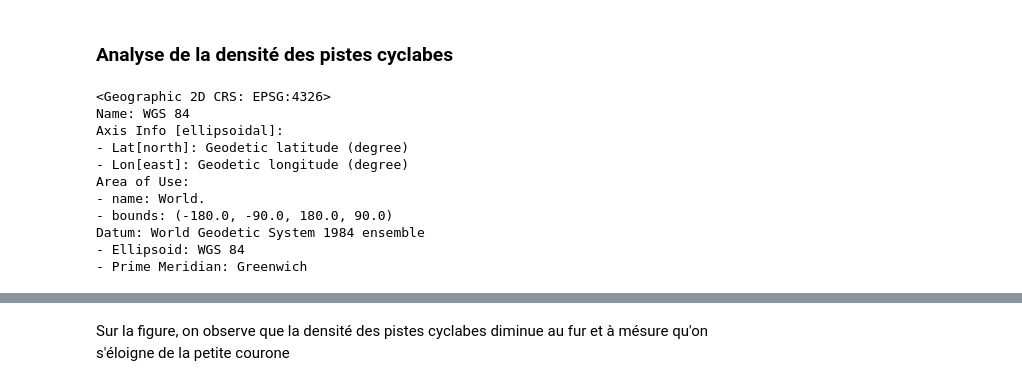
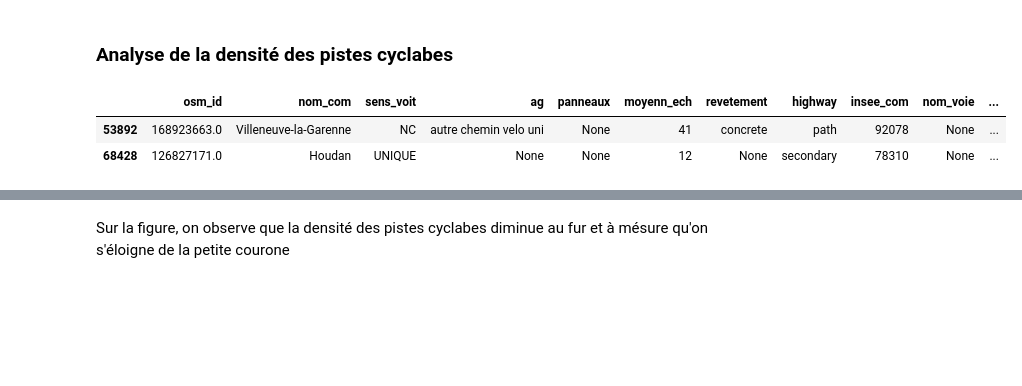
Before and after one commit to christellenguenang/Projet_Catherine_Christelle, a Jupyter notebook: Analyse descriptives.ipynb, the cells around one changed output, grey strips where cells are left out. Cells and saved outputs as stored; diff of their text form; code cells hidden in the pictures; blank space fills up the shorter version.

```diff
--- a/Analyse descriptives.ipynb
+++ b/Analyse descriptives.ipynb
@@ -83,18 +87,12 @@ ax.set_axis_off()
 a_velo= gpd.read_file('amenagements-velo-en-ile-de-france.geojson')
 # %%
 a_velo.crs
+
+a_velo.sample(n=2)
 # %% [output]
-<Geographic 2D CRS: EPSG:4326>
-Name: WGS 84
-Axis Info [ellipsoidal]:
-- Lat[north]: Geodetic latitude (degree)
-- Lon[east]: Geodetic longitude (degree)
-Area of Use:
-- name: World.
-- bounds: (-180.0, -90.0, 180.0, 90.0)
-Datum: World Geodetic System 1984 ensemble
-- Ellipsoid: WGS 84
-- Prime Meridian: Greenwich
+|  | osm_id | nom_com | sens_voit | ag | panneaux | moyenn_ech | revetement | highway | insee_com | nom_voie | ... |
+| 53892 | 168923663.0 | Villeneuve-la-Garenne | NC | autre chemin velo uni | None | 41 | concrete | path | 92078 | None | ... |
+| 68428 | 126827171.0 | Houdan | UNIQUE | None | None | 12 | None | secondary | 78310 | None | ... |
 # %%
 fig,ax = plt.subplots(figsize=(10, 10))
 a_velo.plot(ax = ax, color = 'red', alpha = 0.4, zorder=2)
```
Also changed, not shown: parts of 6 cells of this notebook, 3 other files.
